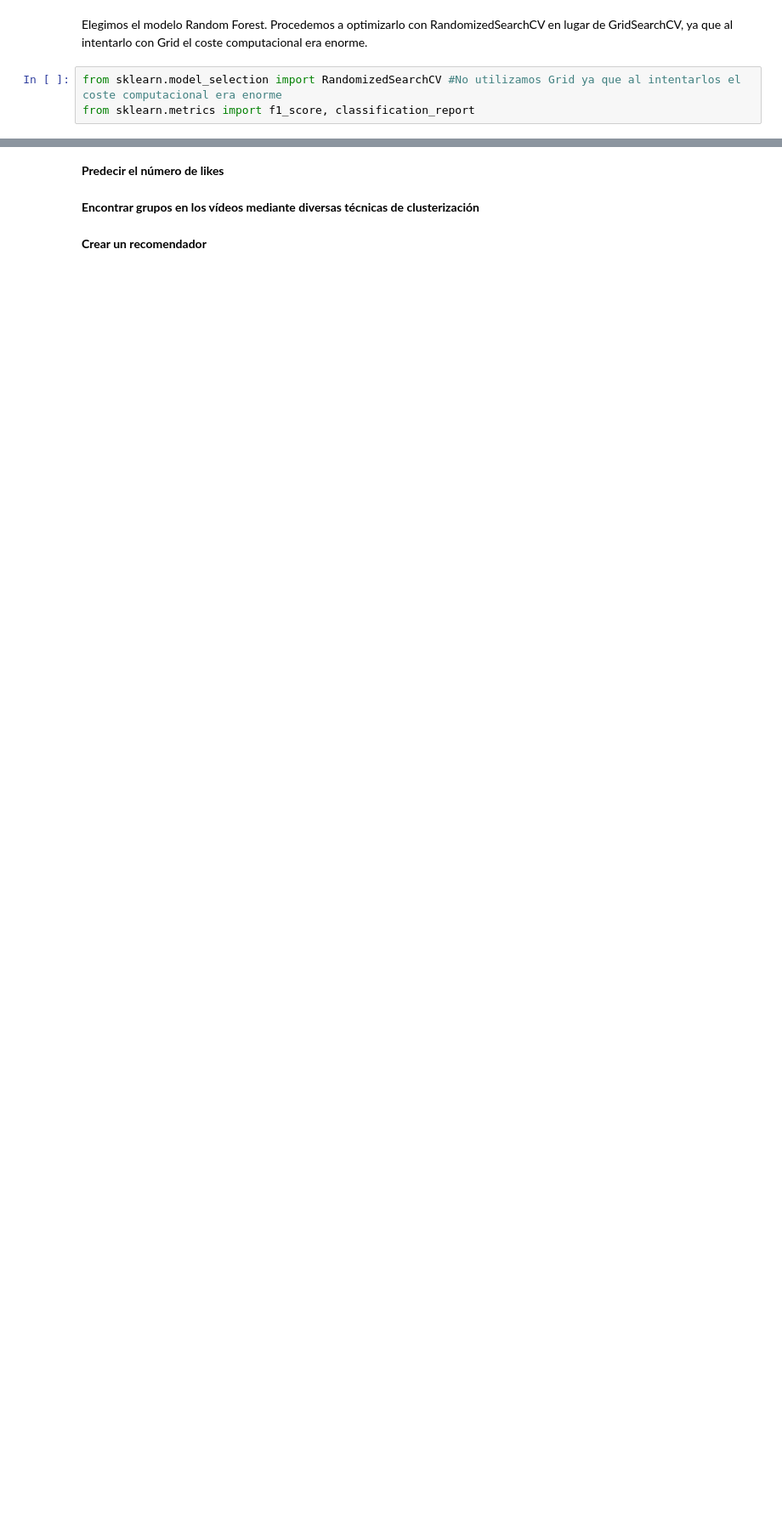
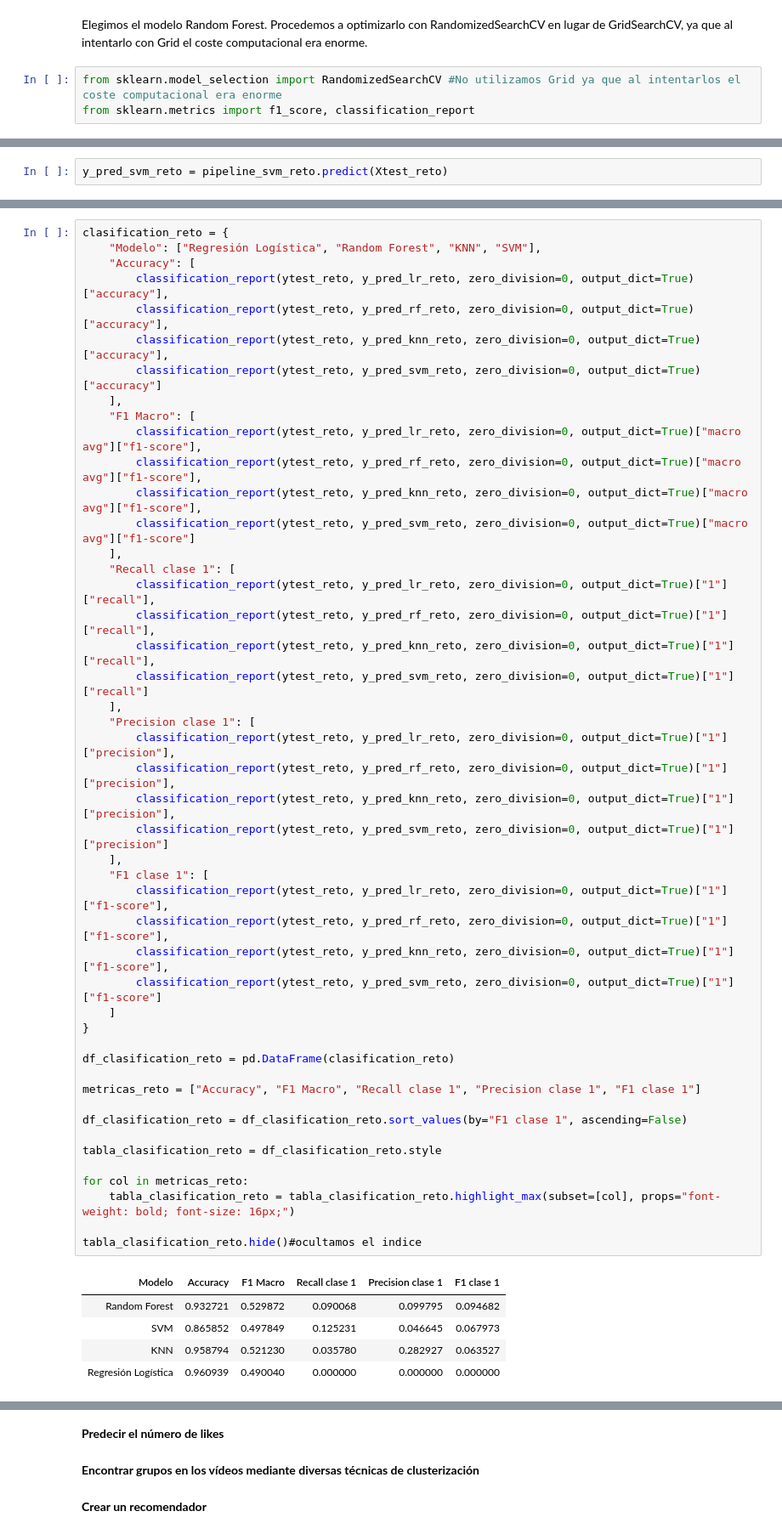
Before and after one commit to fernanditomartinez85/PRACTICA-FINAL-IA, a Jupyter notebook: exploratory_analysis.ipynb, the cells around one changed output, grey strips where cells are left out. Shown at 85% size. Cells and saved outputs as stored; diff of their text form; blank space fills up the shorter version.

```diff
--- a/exploratory_analysis.ipynb
+++ b/exploratory_analysis.ipynb
@@ -934,0 +1123,2 @@ Reto opcional para subir nota: Crear un algoritmo de clasificación que intente
+# %%
+y_pred_svm_reto = pipeline_svm_reto.predict(Xtest_reto)
@@ -934,0 +1127,53 @@ Reto opcional para subir nota: Crear un algoritmo de clasificación que intente
+# %%
+clasification_reto = {
+    "Modelo": ["Regresión Logística", "Random Forest", "KNN", "SVM"],
+    "Accuracy": [
+        classification_report(ytest_reto, y_pred_lr_reto, zero_division=0, output_dict=True)["accuracy"],
+        classification_report(ytest_reto, y_pred_rf_reto, zero_division=0, output_dict=True)["accuracy"],
+        classification_report(ytest_reto, y_pred_knn_reto, zero_division=0, output_dict=True)["accuracy"],
+        classification_report(ytest_reto, y_pred_svm_reto, zero_division=0, output_dict=True)["accuracy"]
+    ],
+    "F1 Macro": [
+        classification_report(ytest_reto, y_pred_lr_reto, zero_division=0, output_dict=True)["macro avg"]["f1-score"],
+        classification_report(ytest_reto, y_pred_rf_reto, zero_division=0, output_dict=True)["macro avg"]["f1-score"],
+        classification_report(ytest_reto, y_pred_knn_reto, zero_division=0, output_dict=True)["macro avg"]["f1-score"],
+        classification_report(ytest_reto, y_pred_svm_reto, zero_division=0, output_dict=True)["macro avg"]["f1-score"]
+    ],
+    "Recall clase 1": [
+        classification_report(ytest_reto, y_pred_lr_reto, zero_division=0, output_dict=True)["1"]["recall"],
+        classification_report(ytest_reto, y_pred_rf_reto, zero_division=0, output_dict=True)["1"]["recall"],
+        classification_report(ytest_reto, y_pred_knn_reto, zero_division=0, output_dict=True)["1"]["recall"],
+        classification_report(ytest_reto, y_pred_svm_reto, zero_division=0, output_dict=True)["1"]["recall"]
+    ],
+    "Precision clase 1": [
+        classification_report(ytest_reto, y_pred_lr_reto, zero_division=0, output_dict=True)["1"]["precision"],
+        classification_report(ytest_reto, y_pred_rf_reto, zero_division=0, output_dict=True)["1"]["precision"],
+        classification_report(ytest_reto, y_pred_knn_reto, zero_division=0, output_dict=True)["1"]["precision"],
+        classification_report(ytest_reto, y_pred_svm_reto, zero_division=0, output_dict=True)["1"]["precision"]
+    ],
+    "F1 clase 1": [
+        classification_report(ytest_reto, y_pred_lr_reto, zero_division=0, output_dict=True)["1"]["f1-score"],
+        classification_report(ytest_reto, y_pred_rf_reto, zero_division=0, output_dict=True)["1"]["f1-score"],
+        classification_report(ytest_reto, y_pred_knn_reto, zero_division=0, output_dict=True)["1"]["f1-score"],
+        classification_report(ytest_reto, y_pred_svm_reto, zero_division=0, output_dict=True)["1"]["f1-score"]
+    ]
+}
+
+df_clasification_reto = pd.DataFrame(clasification_reto)
+
+metricas_reto = ["Accuracy", "F1 Macro", "Recall clase 1", "Precision clase 1", "F1 clase 1"]
+
+df_clasification_reto = df_clasification_reto.sort_values(by="F1 clase 1", ascending=False)
+
+tabla_clasification_reto = df_clasification_reto.style
+
+for col in metricas_reto:
+    tabla_clasification_reto = tabla_clasification_reto.highlight_max(subset=[col], props="font-weight: bold; font-size: 16px;")
+
+tabla_clasification_reto.hide()#ocultamos el indice
+# %% [output]
+| Modelo | Accuracy | F1 Macro | Recall clase 1 | Precision clase 1 | F1 clase 1 |
+| Random Forest | 0.932721 | 0.529872 | 0.090068 | 0.099795 | 0.094682 |
+| SVM | 0.865852 | 0.497849 | 0.125231 | 0.046645 | 0.067973 |
+| KNN | 0.958794 | 0.521230 | 0.035780 | 0.282927 | 0.063527 |
+| Regresión Logística | 0.960939 | 0.490040 | 0.000000 | 0.000000 | 0.000000 |
```
Also changed, not shown: parts of 61 cells of this notebook.
